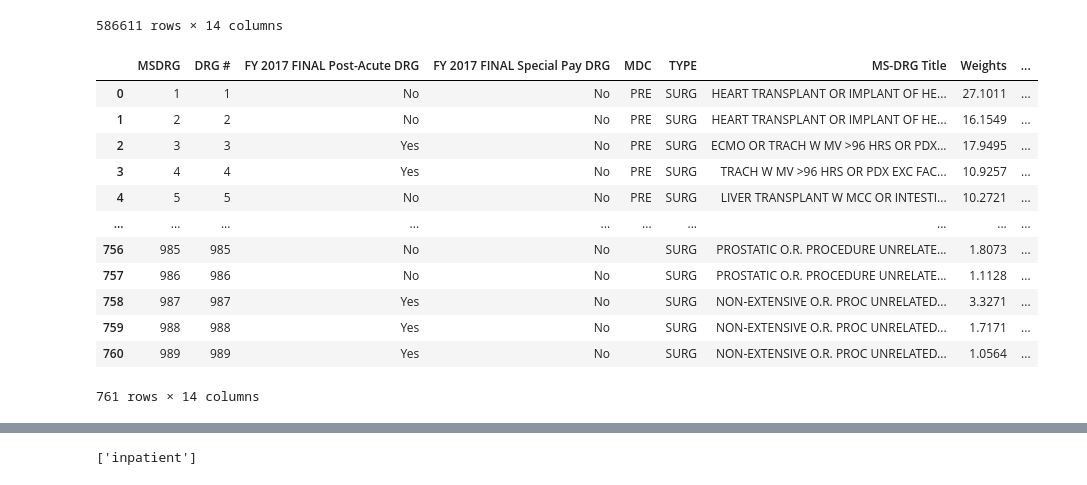
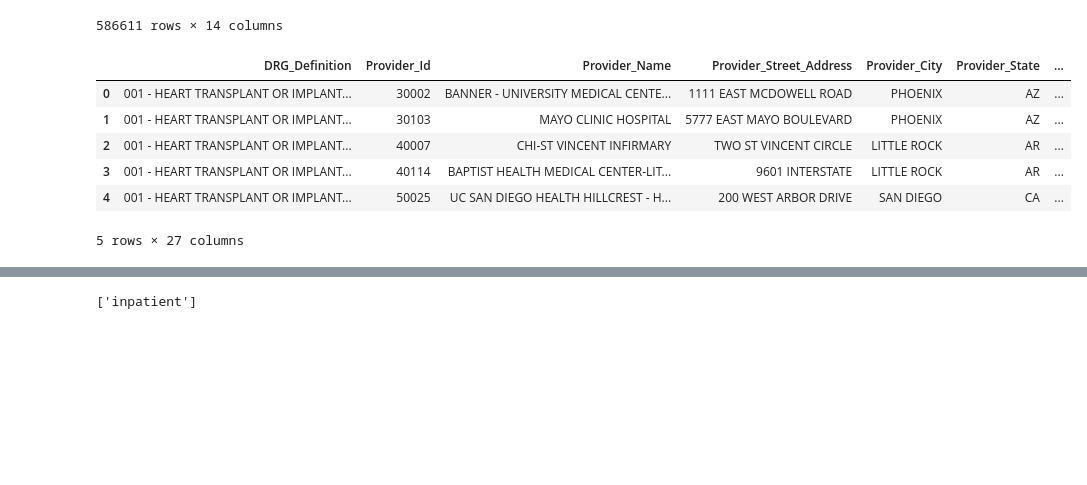
Before and after one commit to hardingspam/11-Web, a Jupyter notebook: jupyter_notebook.ipynb, the cells around one changed output, grey strips where cells are left out. Drawn from its saved outputs; the diff is of its cells as text; code cells hidden in the pictures; blank space fills up the shorter version.

```diff
--- a/jupyter_notebook.ipynb
+++ b/jupyter_notebook.ipynb
@@ -9,9 +9,9 @@ medicare_2018 = pd.read_excel(f'/Users/hardings/Desktop/bootcamp/project_2/data/
 medicare_2018['Year'] = 2018
 # %%
-medicare_2017 = pd.read_excel(f'/Users/hardings/Desktop/bootcamp/project_2/data/Medicare_Provider_Charge_Inpatient_DRGALL_FY2017.xlsx', header=5)
+medicare_2017 = pd.read_excel(f'bootcamp/project_2/data/Medicare_Provider_Charge_Inpatient_DRGALL_FY2017.xlsx', header=5)
 medicare_2017['Year'] = 2017
 # %%
-medicare_2016 = pd.read_excel(f'/Users/hardings/Desktop/bootcamp/project_2/data/Medicare_Provider_Charge_Inpatient_DRGALL_FY2016.xlsx', header=5)
+medicare_2016 = pd.read_excel(f'bootcamp/project_2/data/Medicare_Provider_Charge_Inpatient_DRGALL_FY2016.xlsx', header=5)
 medicare_2016['Year'] = 2016
 # %%
 medicare_16_17_18 = pd.concat([medicare_2018, medicare_2017, medicare_2016],axis=0)
@@ -43,24 +43,21 @@ medicare_16_17_18
 586611 rows × 14 columns
 # %%
 msdrg = pd.read_excel(f'/Users/hardings/Desktop/bootcamp/project_2/data/msdrg.xlsx', header=0)
-msdrg
+msdrg.rename({'MSDRG ': 'MSDRG'}, axis=1, inplace=True)
-# %% [output]
-|  | MSDRG | DRG # | FY 2017 FINAL Post-Acute DRG | FY 2017 FINAL Special Pay DRG | MDC | TYPE | MS-DRG Title | Weights | ... |
-| 0 | 1 | 1 | No | No | PRE | SURG | HEART TRANSPLANT OR IMPLANT OF HE... | 27.1011 | ... |
-| 1 | 2 | 2 | No | No | PRE | SURG | HEART TRANSPLANT OR IMPLANT OF HE... | 16.1549 | ... |
-| 2 | 3 | 3 | Yes | No | PRE | SURG | ECMO OR TRACH W MV >96 HRS OR PDX... | 17.9495 | ... |
-| 3 | 4 | 4 | Yes | No | PRE | SURG | TRACH W MV >96 HRS OR PDX EXC FAC... | 10.9257 | ... |
-| 4 | 5 | 5 | No | No | PRE | SURG | LIVER TRANSPLANT W MCC OR INTESTI... | 10.2721 | ... |
-| ... | ... | ... | ... | ... | ... | ... | ... | ... | ... |
-| 756 | 985 | 985 | No | No |  | SURG | PROSTATIC O.R. PROCEDURE UNRELATE... | 1.8073 | ... |
-| 757 | 986 | 986 | No | No |  | SURG | PROSTATIC O.R. PROCEDURE UNRELATE... | 1.1128 | ... |
-| 758 | 987 | 987 | Yes | No |  | SURG | NON-EXTENSIVE O.R. PROC UNRELATED... | 3.3271 | ... |
-| 759 | 988 | 988 | Yes | No |  | SURG | NON-EXTENSIVE O.R. PROC UNRELATED... | 1.7171 | ... |
-| 760 | 989 | 989 | Yes | No |  | SURG | NON-EXTENSIVE O.R. PROC UNRELATED... | 1.0564 | ... |
-761 rows × 14 columns
 # %%
-medicare_data = medicare_16_17_18.merge(msdrg, how='outer', on='MSDRG ')
+medicare_data = medicare_16_17_18.merge(msdrg, how='left', on='MSDRG')
 # %%
 medicare_data.columns = medicare_data.columns.str.replace(' ','_')
 medicare_data = medicare_data.rename({'Hospital_Referral_Region_(HRR)_Description':'HRR'}, axis = 1)
 medicare_data = medicare_data.rename({'Service_Lines_(10)':'Service_Line'}, axis = 1)
+medicare_data = medicare_data.rename({'Service_Lines_(20)':'Service_Line_20'}, axis = 1)
+
+medicare_data.head()
+# %% [output]
+|  | DRG_Definition | Provider_Id | Provider_Name | Provider_Street_Address | Provider_City | Provider_State | ... |
+| 0 | 001 - HEART TRANSPLANT OR IMPLANT... | 30002 | BANNER - UNIVERSITY MEDICAL CENTE... | 1111 EAST MCDOWELL ROAD | PHOENIX | AZ | ... |
+| 1 | 001 - HEART TRANSPLANT OR IMPLANT... | 30103 | MAYO CLINIC HOSPITAL | 5777 EAST MAYO BOULEVARD | PHOENIX | AZ | ... |
+| 2 | 001 - HEART TRANSPLANT OR IMPLANT... | 40007 | CHI-ST VINCENT INFIRMARY | TWO ST VINCENT CIRCLE | LITTLE ROCK | AR | ... |
+| 3 | 001 - HEART TRANSPLANT OR IMPLANT... | 40114 | BAPTIST HEALTH MEDICAL CENTER-LIT... | 9601 INTERSTATE | LITTLE ROCK | AR | ... |
+| 4 | 001 - HEART TRANSPLANT OR IMPLANT... | 50025 | UC SAN DIEGO HEALTH HILLCREST - H... | 200 WEST ARBOR DRIVE | SAN DIEGO | CA | ... |
+5 rows × 27 columns
```
Also changed, not shown: parts of 8 cells of this notebook, 13 other files.
